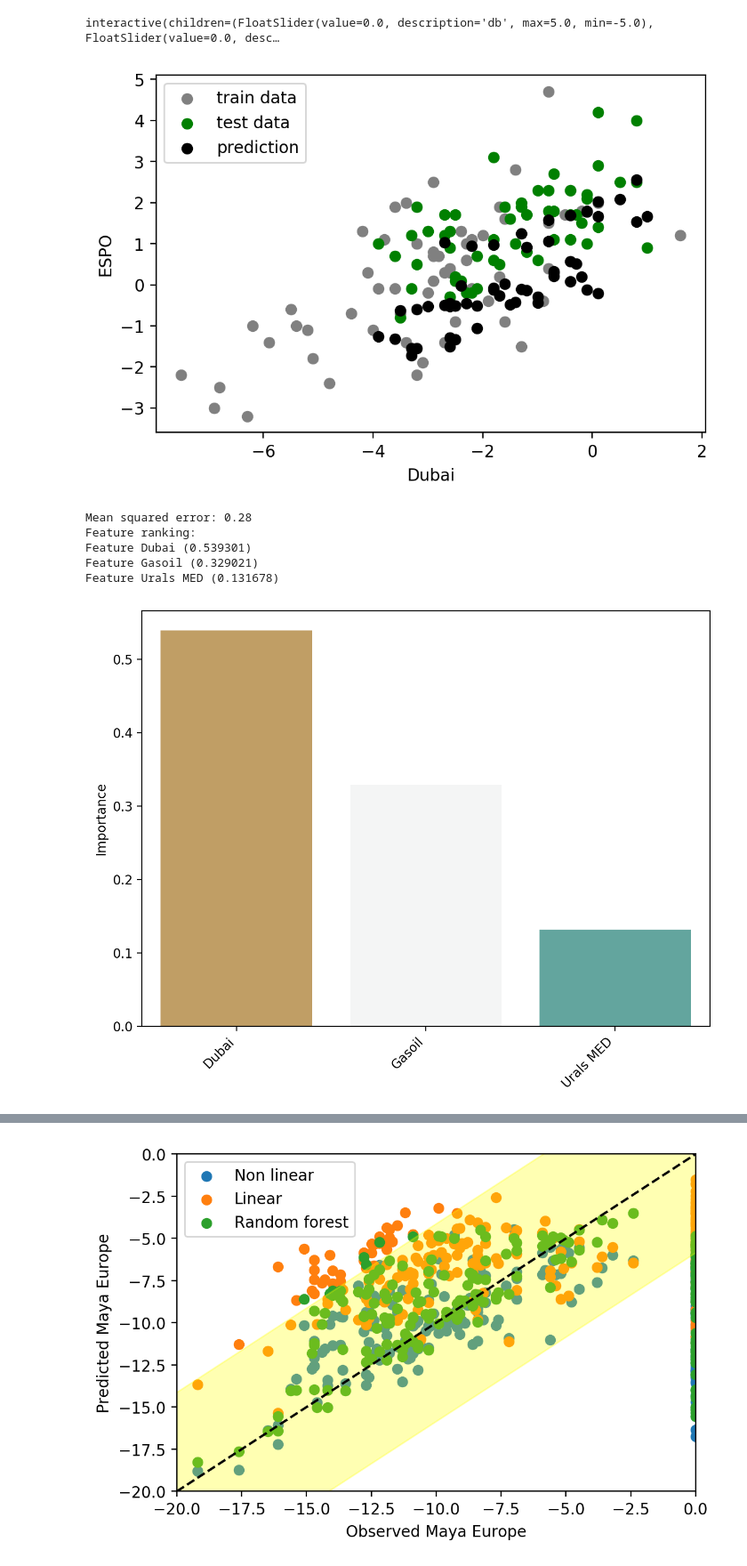
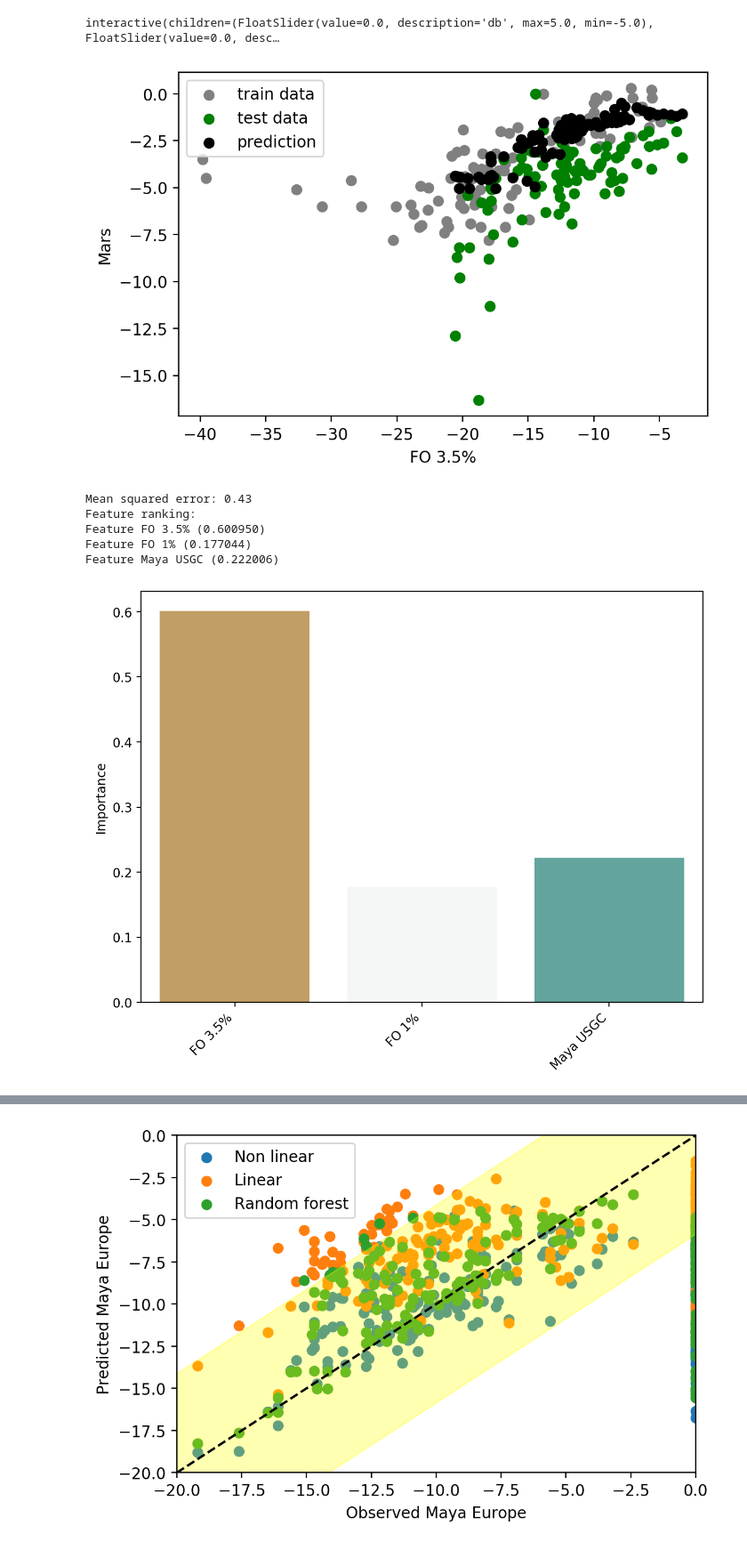
Before and after one commit to kaibawong/differential, a Jupyter notebook: training_all.ipynb, the cells around one changed output, grey strips where cells are left out. Shown at 89% size. Cells and saved outputs as stored; diff of their text form; code cells hidden in the pictures.

Commit message:
training_all

```diff
--- a/training_all.ipynb
+++ b/training_all.ipynb
@@ -98,22 +98,22 @@ interactive_plot
 # %% [output]
 interactive(children=(FloatSlider(value=0.0, description='db', max=5.0, min=-5.0), FloatSlider(value=0.0, desc…
 # %%
-train_combi = combi.iloc[122:180,1:]
-test_combi = combi.iloc[181:,1:]
+train_combi = combi.iloc[46:140,1:]
+test_combi = combi.iloc[141:,1:]
 
 plt.rcParams['figure.dpi'] = 200
 
 #x_train=train_combi.drop("Maya Europe",axis=1)
-#x_train=train_combi[train_combi.columns.difference(["ESPO"])]
-x_train=train_combi[["Dubai","Gasoil","Urals MED"]]
-y_train=train_combi["ESPO"]
+#x_train=train_combi[train_combi.columns.difference(["Mars"])]
+x_train=train_combi[["FO 3.5%","FO 1%","Maya USGC"]]
+y_train=train_combi["Mars"]
 
 #df.drop('b', axis=1)
 
 #x_test=train_combi.drop("Maya Europe",axis=1)
-#x_test=test_combi[test_combi.columns.difference(["ESPO"])]
-x_test=test_combi[["Dubai","Gasoil","Urals MED"]]
-y_test=test_combi["ESPO"].to_frame()
+#x_test=test_combi[test_combi.columns.difference(["Mars"])]
+x_test=test_combi[["FO 3.5%","FO 1%","Maya USGC"]]
+y_test=test_combi["Mars"].to_frame()
 
 
 
@@ -125,46 +125,46 @@ y_pred=regressor.predict(x_test)
 y_pred=pd.DataFrame(y_pred)
 
 
-plt_train=plt.scatter(x_train["Dubai"],y_train,   color='grey')
-plt_test=plt.scatter(x_test["Dubai"],y_test,   color='green')
-plt_pred=plt.scatter(x_test["Dubai"], y_pred,  color='black')
+plt_train=plt.scatter(x_train["FO 3.5%"],y_train,   color='grey')
+plt_test=plt.scatter(x_test["FO 3.5%"],y_test,   color='green')
+plt_pred=plt.scatter(x_test["FO 3.5%"], y_pred,  color='black')
 
 
 
-plt.xlabel("Dubai")
-plt.ylabel("ESPO")
+plt.xlabel("FO 3.5%")
+plt.ylabel("Mars")
 plt.legend((plt_train, plt_test,plt_pred),("train data", "test data","prediction"))
 plt.show()
 
 print("Mean squared error: %.2f"
       % np.mean((regressor.predict(x_train) - y_train) ** 2))
 
 import seaborn as sns
 importances=regressor.feature_importances_
 
 indices=list(x_train)
 print("Feature ranking:")
 
 for f in range(x_train.shape[1]):
     print("Feature %s (%f)" % (indices[f], importances[f]))
 
 f, (ax1) = plt.subplots(1, 1, figsize=(8, 6), sharex=True)
 sns.barplot(indices, importances, palette="BrBG", ax=ax1)
 ax1.set_ylabel("Importance")
 
 ax1.set_xticklabels(
     ax1.get_xticklabels(),
     rotation=45,
     horizontalalignment='right'
 );
 # %% [output]
-[figure, old version]
+[figure, new version]
-Mean squared error: 0.28
+Mean squared error: 0.43
 Feature ranking:
-Feature Dubai (0.539301)
-Feature Gasoil (0.329021)
-Feature Urals MED (0.131678)
+Feature FO 3.5% (0.600950)
+Feature FO 1% (0.177044)
+Feature Maya USGC (0.222006)
-[figure, old version]
+[figure, new version]
 # %%
 #How to input data into trained model
 
```
Also changed, not shown: parts of 4 cells of this notebook, 4 other files.
